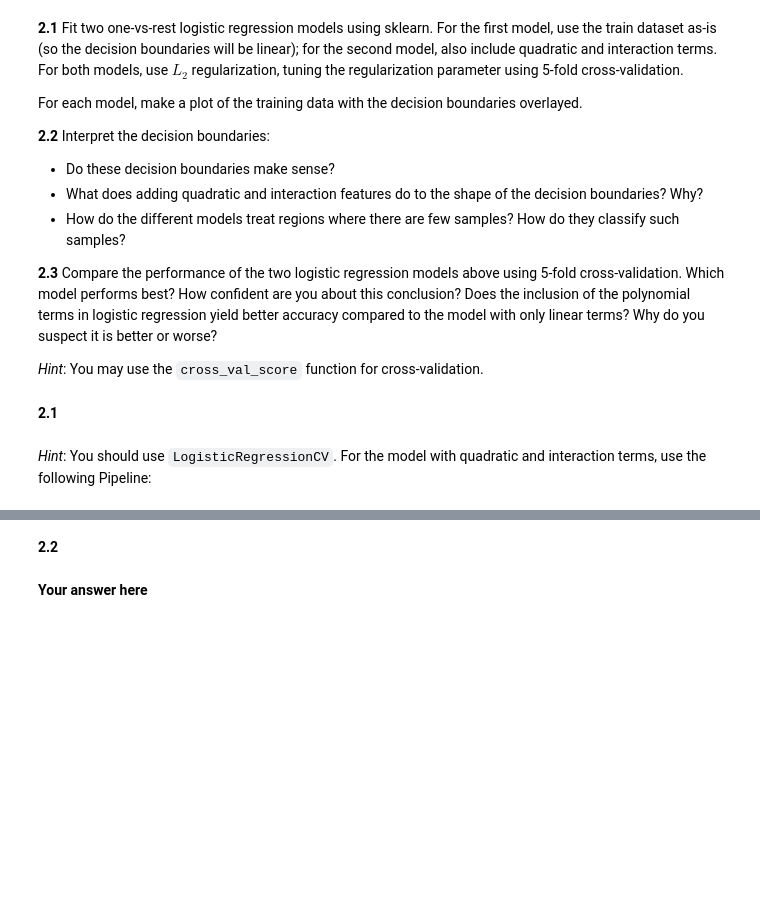
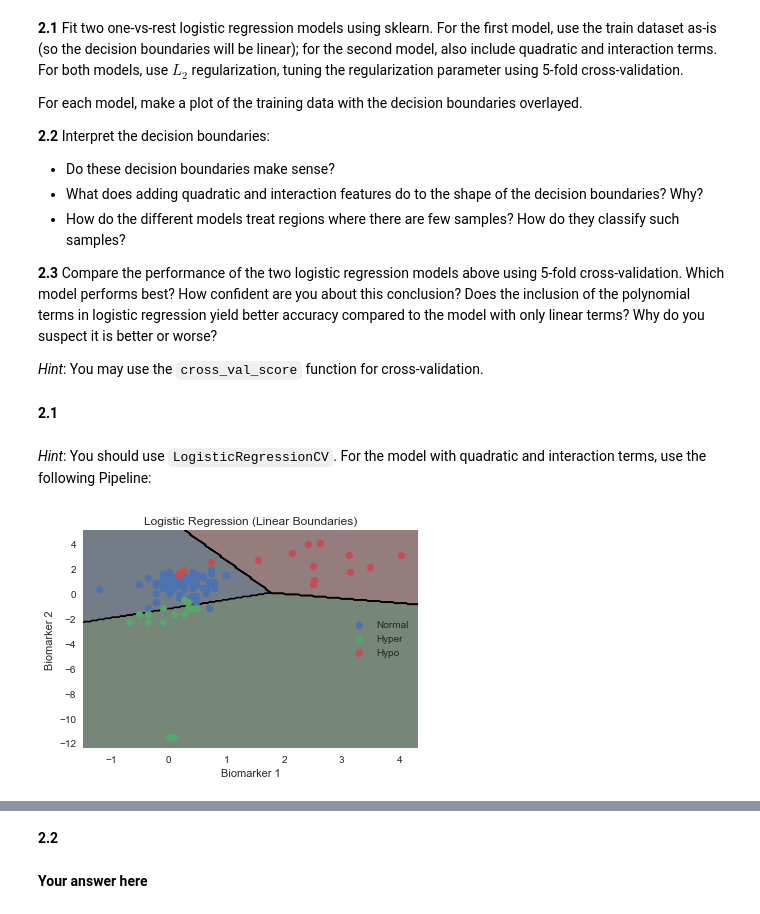
Before and after one commit to tmaounis/cs109a_hw7, a Jupyter notebook: cs109a_hw7.ipynb, the cells around one changed output, grey strips where cells are left out. Drawn from its saved outputs; the diff is of its cells as text; code cells hidden in the pictures; blank space fills up the shorter version.

```diff
--- a/cs109a_hw7.ipynb
+++ b/cs109a_hw7.ipynb
@@ -301,0 +290,8 @@ polynomial_logreg_estimator = make_pipeline(
+# %%
+model_lr_linear = LogisticRegressionCV(cv=5, max_iter=1000).fit(x_train,y_train)
+# %%
+ax=get_scatter(data_train)
+ax.set_title("Logistic Regression (Linear Boundaries)")
+overlay_decision_boundary(ax, model_lr_linear, colors=None, nx=200, ny=200, desaturate=.2)
+# %% [output]
+[figure, added]
```
Also changed, not shown: parts of 12 cells of this notebook.
